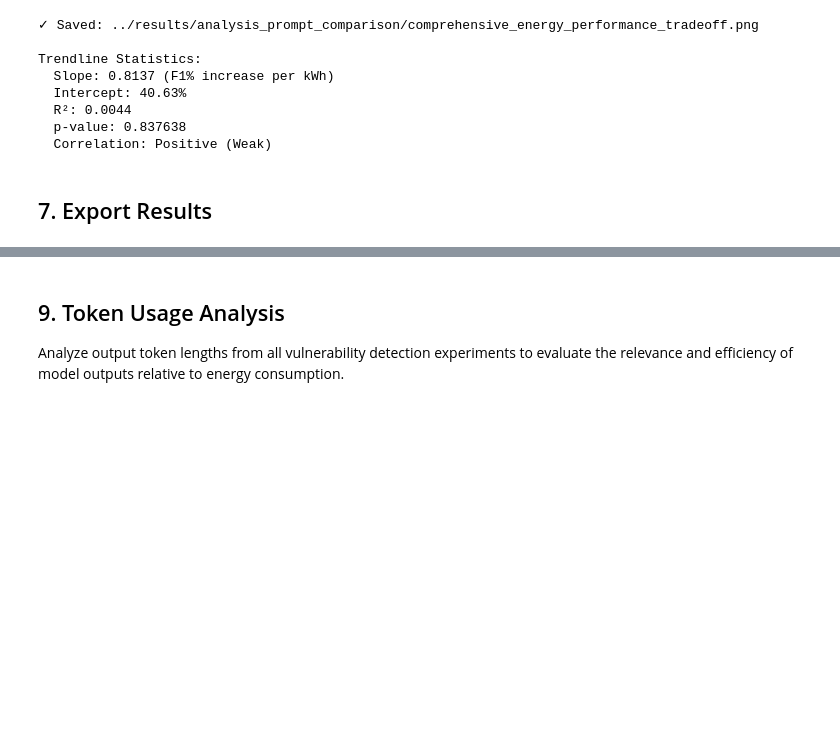
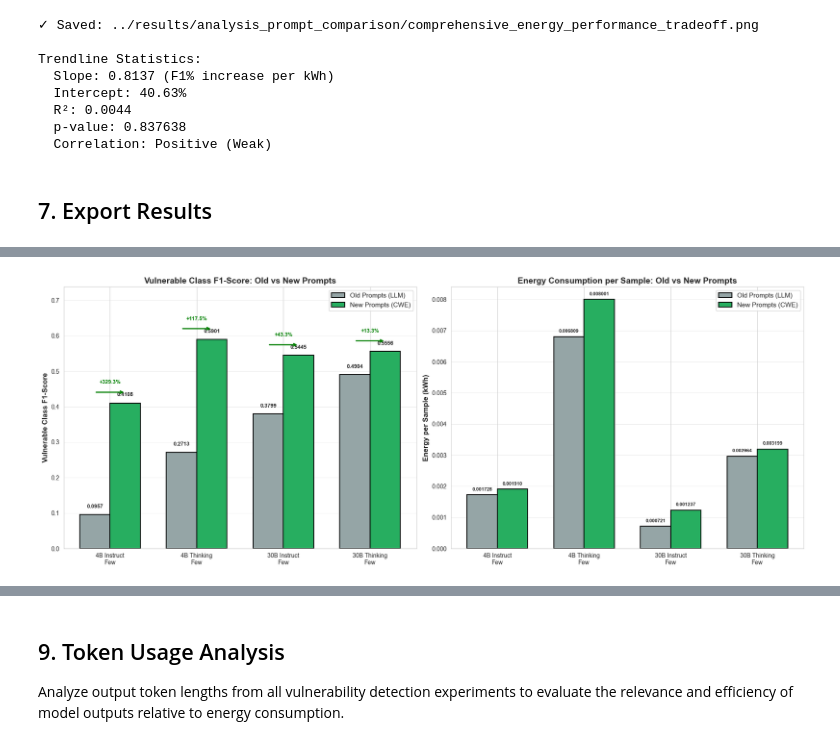
Before and after one commit to unused1/agent-green, a Jupyter notebook: notebooks/rq1_prompt_comparison_codecarbon_analysis_executed.ipynb, the cells around one changed output, grey strips where cells are left out. Cells and saved outputs as stored; diff of their text form; code cells hidden in the pictures; blank space fills up the shorter version.

```diff
--- a/notebooks/rq1_prompt_comparison_codecarbon_analysis_executed.ipynb
+++ b/notebooks/rq1_prompt_comparison_codecarbon_analysis_executed.ipynb
@@ -628,0 +895,86 @@ Trendline Statistics:
+# %%
+# Create comparison visualization: F1 scores and Energy consumption
+fig, (ax1, ax2) = plt.subplots(1, 2, figsize=(18, 7))
+
+experiments_list = ['4B Instruct\nFew', '4B Thinking\nFew', '30B Instruct\nFew', '30B Thinking\nFew']
+
+# Collect F1 and energy data
+old_f1 = []
+new_f1 = []
+old_energy = []
+new_energy = []
+
+for exp_base in ['4B Instruct Few', '4B Thinking Few', '30B Instruct Few', '30B Thinking Few']:
+    old_key = f"{exp_base} (Old)"
+    new_key = f"{exp_base} (New)"
+
+    if old_key in old_reports:
+        old_f1.append(old_reports[old_key].loc['Vulnerable', 'f1-score'])
+        old_energy.append(old_reports[old_key].loc['accuracy', 'energy/sample (kWh)'])
+    else:
+        old_f1.append(0)
+        old_energy.append(0)
+
+    if new_key in new_reports:
+        new_f1.append(new_reports[new_key].loc['Vulnerable', 'f1-score'])
+        new_energy.append(new_reports[new_key].loc['accuracy', 'energy/sample (kWh)'])
+    else:
+        new_f1.append(0)
+        new_energy.append(0)
+
+x = np.arange(len(experiments_list))
+width = 0.35
+
+# Left: F1 Score comparison
+bars1 = ax1.bar(x - width/2, old_f1, width, label='Old Prompts (LLM)', color='#95a5a6', edgecolor='black', linewidth=1.5)
+bars2 = ax1.bar(x + width/2, new_f1, width, label='New Prompts (CWE)', color='#27ae60', edgecolor='black', linewidth=1.5)
+
+# Add value labels and improvement arrows
+for i, (old_val, new_val) in enumerate(zip(old_f1, new_f1)):
+    if old_val > 0:
+        ax1.text(i - width/2, old_val + 0.015, f'{old_val:.4f}', ha='center', va='bottom', fontsize=9, fontweight='bold')
+    if new_val > 0:
+        ax1.text(i + width/2, new_val + 0.015, f'{new_val:.4f}', ha='center', va='bottom', fontsize=9, fontweight='bold')
+
+    # Draw improvement arrow
+    if old_val > 0 and new_val > 0 and new_val > old_val:
+        improvement_pct = ((new_val - old_val) / old_val) * 100
+        arrow_y = max(old_val, new_val) + 0.05
+        ax1.annotate('', xy=(i + width/2, arrow_y - 0.02), xytext=(i - width/2, arrow_y - 0.02),
+                    arrowprops=dict(arrowstyle='->', lw=2, color='green'))
+        ax1.text(i, arrow_y, f'+{improvement_pct:.1f}%', ha='center', va='bottom',
+                fontsize=9, fontweight='bold', color='green')
+
+ax1.set_ylabel('Vulnerable Class F1-Score', fontsize=12, fontweight='bold')
+ax1.set_title('Vulnerable Class F1-Score: Old vs New Prompts', fontsize=14, fontweight='bold')
+ax1.set_xticks(x)
+ax1.set_xticklabels(experiments_list)
+ax1.set_ylim([0, max(max(old_f1), max(new_f1)) * 1.25])
+ax1.legend(fontsize=11)
+ax1.grid(axis='y', alpha=0.3)
+
+# Right: Energy per sample comparison
+bars3 = ax2.bar(x - width/2, old_energy, width, label='Old Prompts (LLM)', color='#95a5a6', edgecolor='black', linewidth=1.5)
+bars4 = ax2.bar(x + width/2, new_energy, width, label='New Prompts (CWE)', color='#27ae60', edgecolor='black', linewidth=1.5)
+
+# Add value labels
+for i, (old_val, new_val) in enumerate(zip(old_energy, new_energy)):
+    if old_val > 0:
+        ax2.text(i - width/2, old_val + 0.0001, f'{old_val:.6f}', ha='center', va='bottom', fontsize=8, fontweight='bold')
+    if new_val > 0:
+        ax2.text(i + width/2, new_val + 0.0001, f'{new_val:.6f}', ha='center', va='bottom', fontsize=8, fontweight='bold')
+
+ax2.set_ylabel('Energy per Sample (kWh)', fontsize=12, fontweight='bold')
+ax2.set_title('Energy Consumption per Sample: Old vs New Prompts', fontsize=14, fontweight='bold')
+ax2.set_xticks(x)
+ax2.set_xticklabels(experiments_list)
+ax2.legend(fontsize=11)
+ax2.grid(axis='y', alpha=0.3)
+
+plt.tight_layout()
+plt.savefig(OUTPUT_DIR / 'prompt_comparison_classification_f1_energy.png', dpi=300, bbox_inches='tight')
+plt.show()
+
+print(f"✓ Saved: {OUTPUT_DIR / 'prompt_comparison_classification_f1_energy.png'}")
+# %% [output]
+[figure, added]
```
Also changed, not shown: parts of 12 cells of this notebook, 8 other files.
